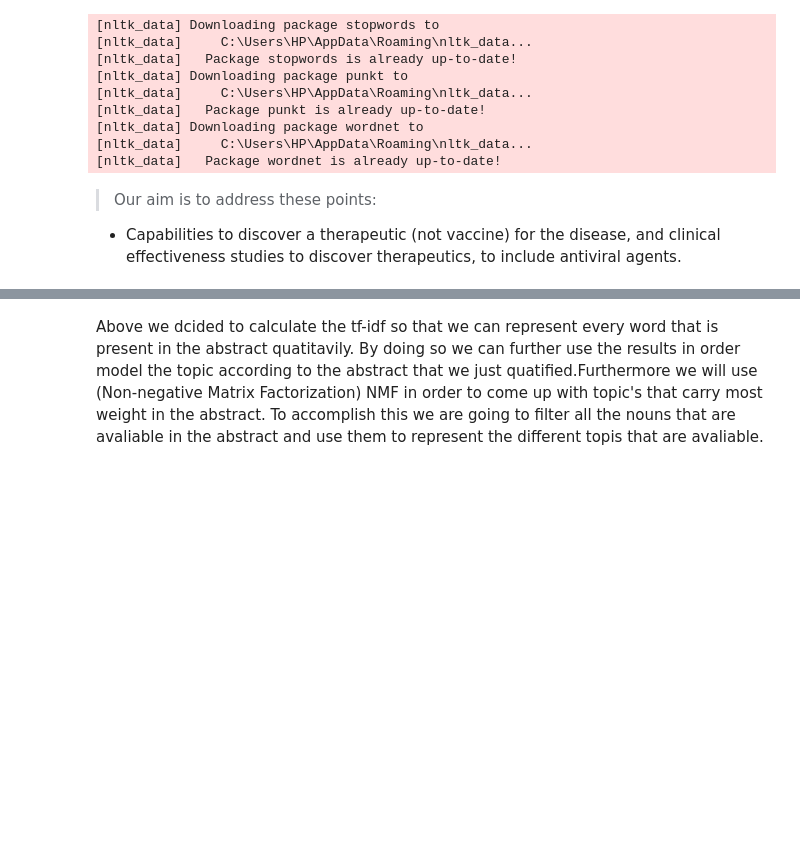
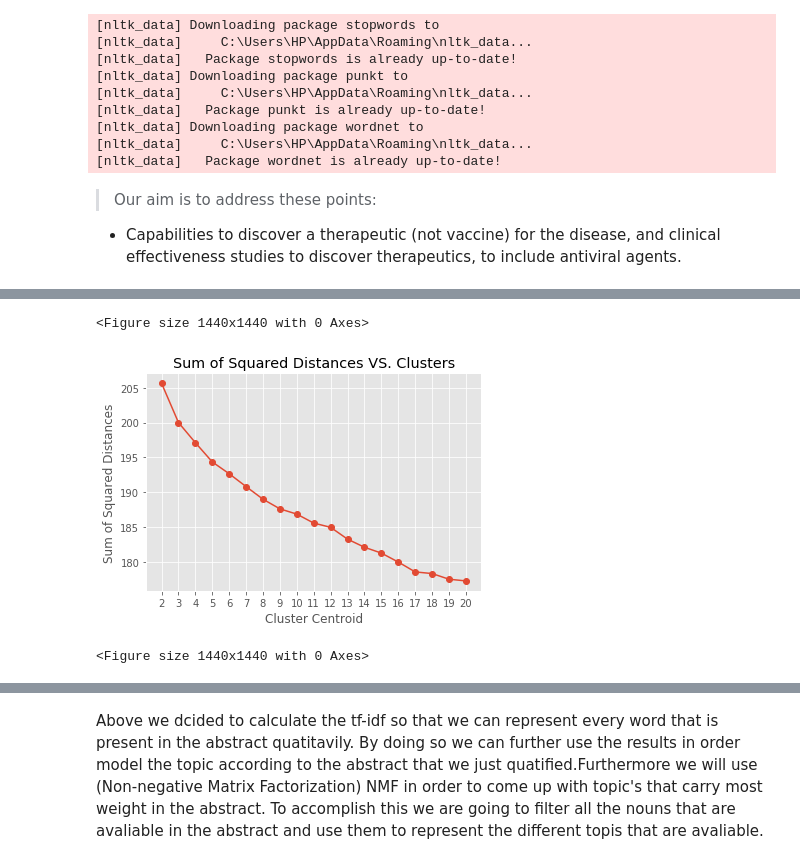
Before and after one commit to marwagaser/NLP_Project, a Jupyter notebook: NLP Project master.ipynb, the cells around one changed output, grey strips where cells are left out. Saved outputs shown, nothing was run; the diff lists cells and outputs as text; code cells hidden in the pictures; blank space fills up the shorter version.

Commit message:
feat: added kmeans and PCA

```diff
--- a/NLP Project master.ipynb
+++ b/NLP Project master.ipynb
@@ -57,7 +56,7 @@ FullPaperDataframe=pd.DataFrame(FullPaper,columns=['title','abstract','full_text
 > Our aim is to address these points:
 * Capabilities to discover a therapeutic (not vaccine) for the disease, and clinical effectiveness studies to discover therapeutics, to include antiviral agents.
 # %%
-full_text = FullPaperDataframe['full_text'].head()
+full_text = FullPaperDataframe['full_text'].head(300)
 clean_text = [] #a list which will hold all the bodies of the papers after being stripped out of stopwords
 wnl = WordNetLemmatizer()
 porter = PorterStemmer()
@@ -68,7 +67,7 @@ pattern = """!"#$%&'()*+,.:;<=>?@[\]^`{|}~""" #the pattern which will account fo
 #cleaning the data and removing stop words
 for val in  tqdm(full_text):
         body_tokens = word_tokenize(val)
-        paper_body_without_stopwords = [token for token in body_tokens if not token in stopwords.words('english') and nltk.pos_tag([token])!='PRP'] #remove the stop words in the body and return a list
+        paper_body_without_stopwords = [token.lower() for token in body_tokens if not token.lower() in stopwords.words('english') and nltk.pos_tag([token.lower()])!='PRP'] #remove the stop words in the body and return a list
         clean_string = ' '.join(paper_body_without_stopwords).lower() #convert the list into string
         clean_string = re.sub(rf"[{pattern}]", '', clean_string)#remove punctuation except for hyphens
         clean_string = re.sub(r"\bthe\b", r"", clean_string) #remove the
@@ -148,0 +154,31 @@ print(cosineSimilarities)
+# %%
+from sklearn.decomposition import PCA
+
+pca = PCA(n_components=0.90) #keep 90% of the variance
+tf_idf_norm_kmeans= pca.fit_transform(tfidf.toarray())
+# %%
+from sklearn.cluster import KMeans
+
+import matplotlib.pyplot as plt
+plt.style.use('ggplot')
+max_number_of_clusters = 20
+max_number_of_clusters = max_number_of_clusters+1 # since the range method is exclusive, a one should be added.
+Ks = range(2, max_number_of_clusters, 1) #Hold the range of clusters k (from 2-max_number_of_clusters)
+
+sum_of_squared_distances = [] #a list which will carry the sum of squared distances at each k
+for k in tqdm(Ks):
+    sum_of_squared_distances.append(KMeans(n_clusters=k).fit(tf_idf_norm_kmeans).inertia_)#calculate the sum of squared distance.
+
+
+f, ax = plt.subplots(1, 1)
+ax.plot(Ks, sum_of_squared_distances, marker='o')
+ax.set_xlabel('Cluster Centroid')
+ax.set_xticks(Ks)
+ax.set_xticklabels(Ks)
+ax.set_ylabel('Sum of Squared Distances')
+ax.set_title('Sum of Squared Distances VS. Clusters')
+plt.figure(figsize=(20,20))
+# %% [output]
+<Figure size 1440x1440 with 0 Axes>
+[figure, added]
+<Figure size 1440x1440 with 0 Axes>
```
Also changed, not shown: parts of 5 cells of this notebook.
